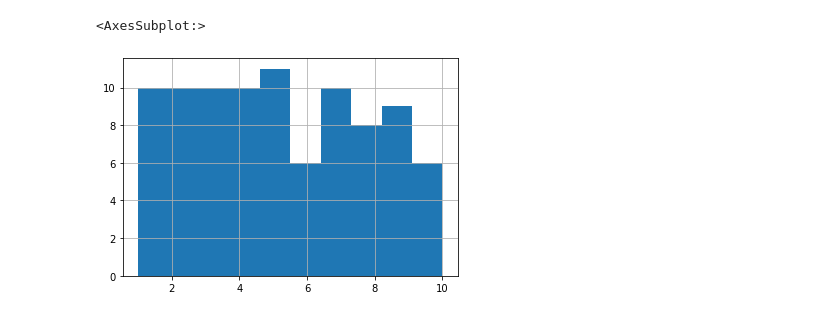
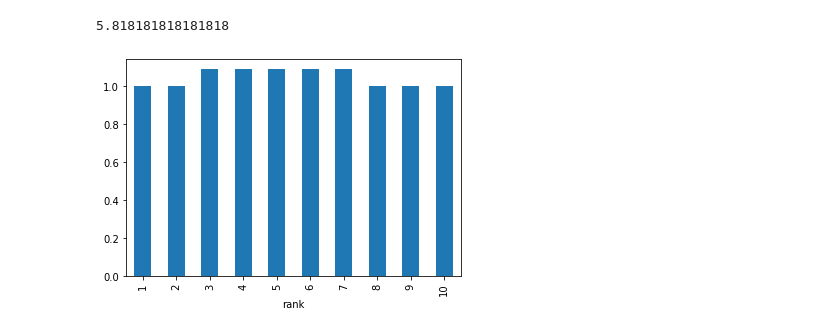
Before and after one commit to NHagar/Research-netflix, a Jupyter notebook: run_simulation.ipynb, the cells around one changed output. Cells and saved outputs as stored; diff of their text form; code cells hidden in the pictures.

```diff
--- a/run_simulation.ipynb
+++ b/run_simulation.ipynb
@@ -32,6 +35,9 @@ top_ten.groupby('rank').nunique()['movie'].plot(kind='bar')
-# %%
-# First rank distribution
-top_ten.sort_values(by='week').groupby('movie').first()['rank'].hist()
-# %% [output]
-<AxesSubplot:>
-[figure, removed]
+# %%
+mean_churn = sim._calculate_churn(sim.top_ten)
+mean_churn
+# %% [output]
+5.818181818181818
+# %%
+rank_stickiness = sim.top_ten.groupby(['movie', 'rank']).count().groupby(level=1).mean().iteration.plot(kind='bar')
+# %% [output]
+[figure, added]
```
Also changed, not shown: parts of 10 cells of this notebook, 2 other files.
